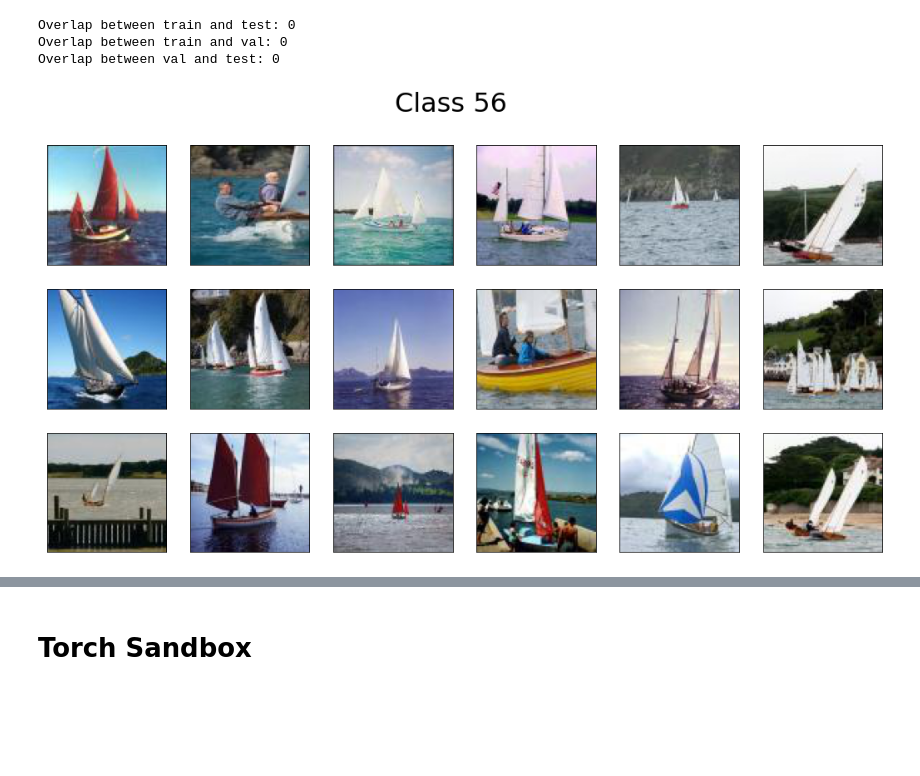
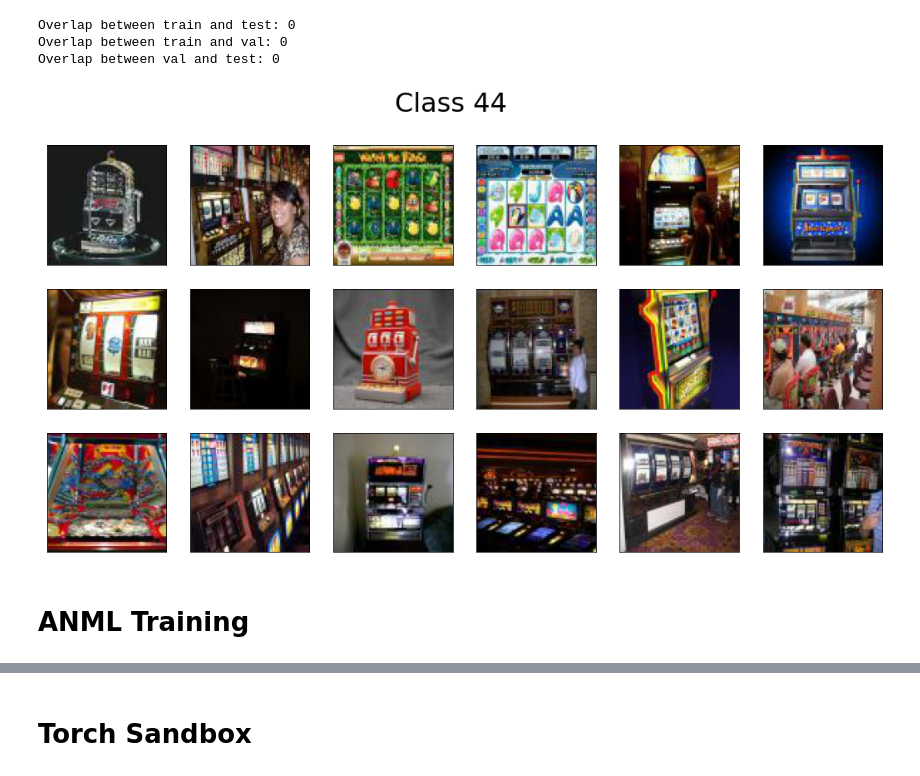
Before and after one commit to uvm-neurobotics-lab/higherANML, a Jupyter notebook: notebooks/ntraft-sandbox.ipynb, the cells around one changed output, grey strips where cells are left out. Drawn from its saved outputs; the diff is of its cells as text; code cells hidden in the pictures; blank space fills up the shorter version.

Commit message:
Notebook section to test ANML training procedure.

```diff
--- a/notebooks/ntraft-sandbox.ipynb
+++ b/notebooks/ntraft-sandbox.ipynb
@@ -28,6 +29,10 @@ from datasets.utils import extract_archive
 device = "cuda" if torch.cuda.is_available() else "cpu"
 # %% [markdown]
 # Dataset Sandbox
+# %%
+imnet_dir = "../../data/mini-imagenet"
+omni_dir = "../../data/omni"
+datadir = imnet_dir
 # %%
 from torchvision.transforms import Compose, ToTensor, Resize, Lambda
 from torchvision.transforms.functional import InterpolationMode
@@ -149,23 +153,27 @@ Overlap between val and test: 0
 # %%
 # Randomly sample from a random class and display the samples.
 # NOTE: Assumes a dataset of type ClassIndexedDataset.
 rows = 3
 cols = 6
 rng = np.random.default_rng()
-indices = rng.choice(rng.choice(ds.class_index), size=rows*cols, replace=False)
+one_class = rng.choice(ds.class_index)  # select a random class
+#one_class = ds.class_index[24]  # select a specific class
+indices = rng.choice(one_class, size=rows*cols, replace=False)
 samples = [ds[i] for i in indices]
 
 fig, axs = plt.subplots(rows, cols, figsize=(cols*3, rows*3))
 fig.suptitle(f"Class {int(samples[0][1])}", fontsize=32)
 for i, (img, _) in enumerate(samples):
     ax = axs[i//cols - 1, i%cols]
     if not isinstance(img, PIL.Image.Image):  # if not image, then must be array-like
         img = img.squeeze()
         if len(img.shape) == 3:
             img = img.permute(1, 2, 0)
     # cmap will be ignored if data is RGB(A) format, so this is compatible with both single- and multi-channel images.
     ax.imshow(img, cmap='gray')
     ax.get_xaxis().set_visible(False)
     ax.get_yaxis().set_visible(False)
 # %% [output]
-[figure, old version]
+[figure, new version]
+# %% [markdown]
+# ANML Training
```
Also changed, not shown: parts of 15 cells of this notebook.
